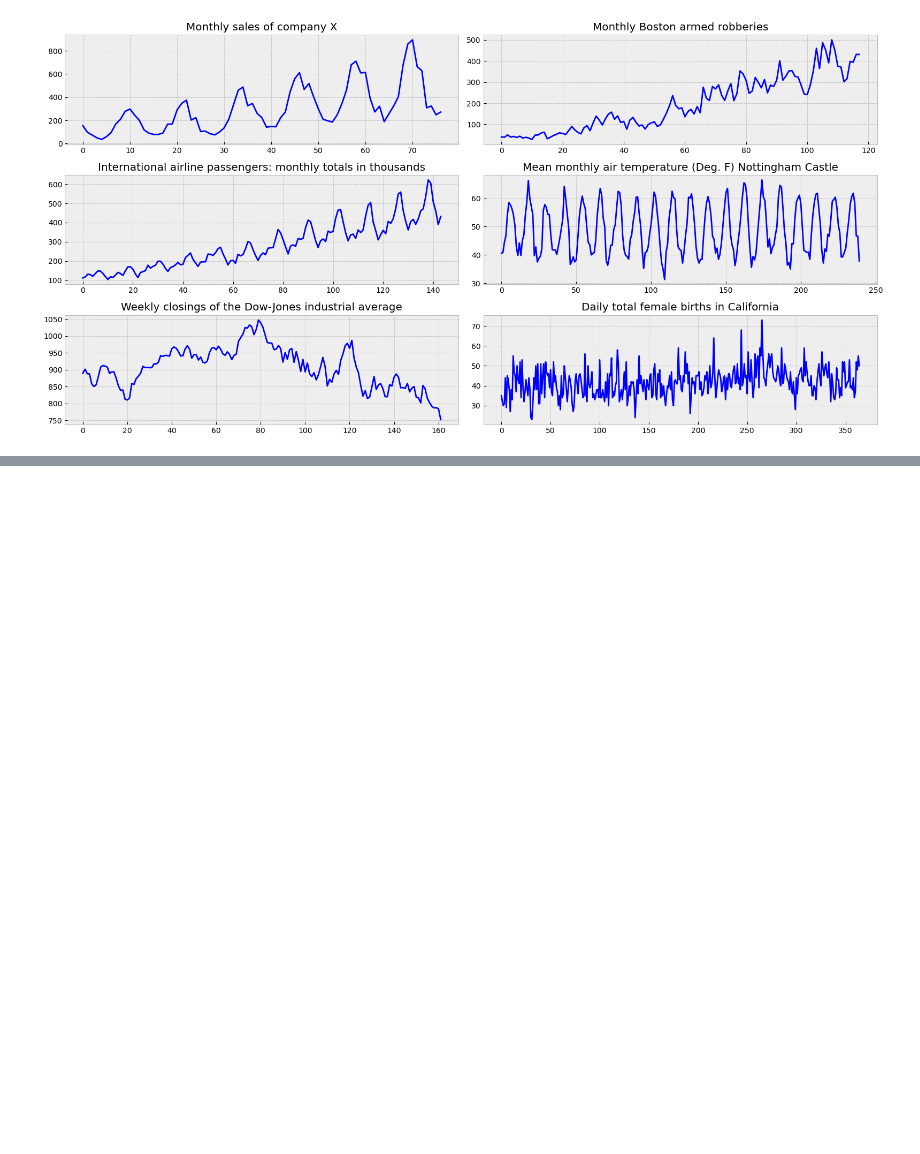
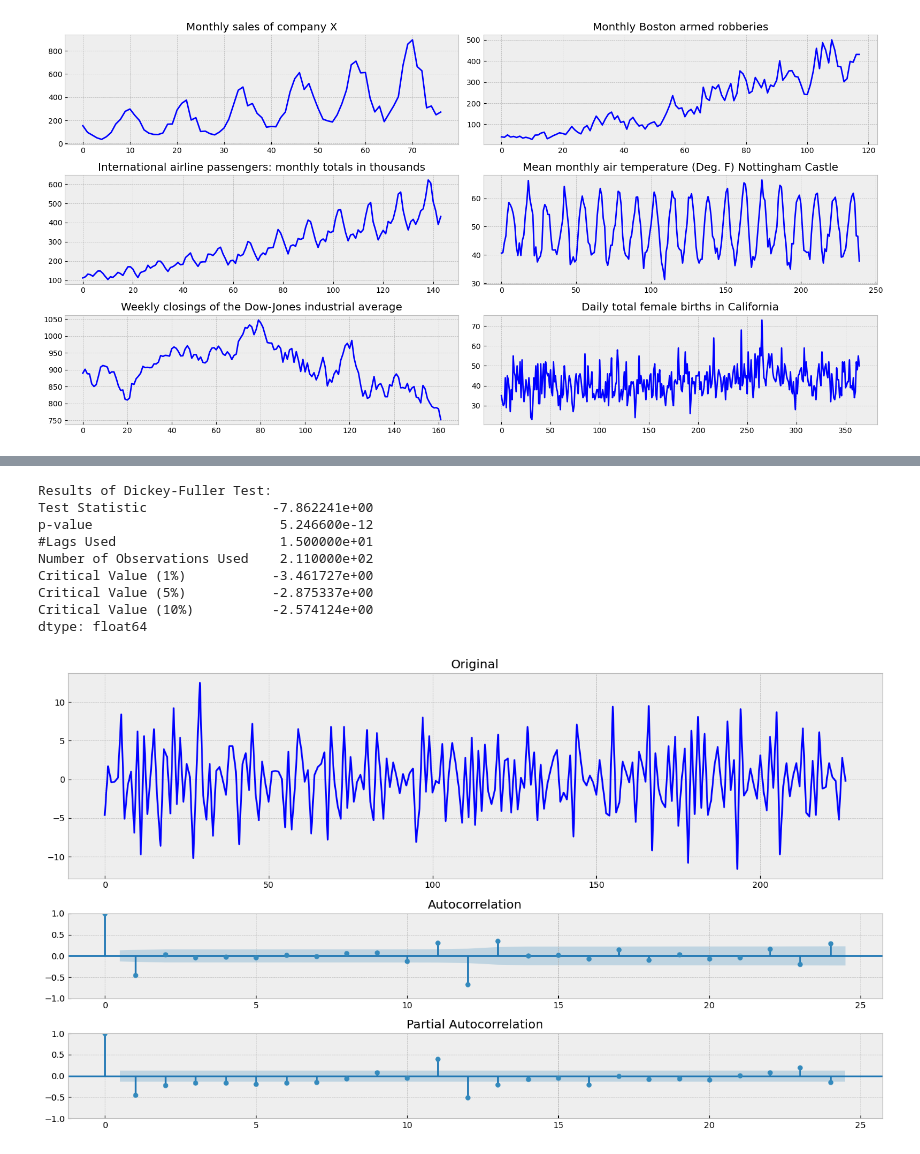
Before and after one commit to NoL1eZ/time-line, a Jupyter notebook: Временные ряды, общая теория.ipynb, the cells around one changed output, grey strips where cells are left out. Saved outputs shown, nothing was run; the diff lists cells and outputs as text; code cells hidden in the pictures; blank space fills up the shorter version.

```diff
--- a/Временные ряды, общая теория.ipynb
+++ b/Временные ряды, общая теория.ipynb
@@ -63,0 +135,16 @@ Daily total female births in California
+# %%
+series = boxcox(all_series['Mean monthly air temperature (Deg. F) Nottingham Castle'], 0)
+series = np.diff(series, 1)
+series = series[12:] - series[:-12]
+tsplot(series)
+# %% [output]
+Results of Dickey-Fuller Test:
+Test Statistic                -7.862241e+00
+p-value                        5.246600e-12
+#Lags Used                     1.500000e+01
+Number of Observations Used    2.110000e+02
+Critical Value (1%)           -3.461727e+00
+Critical Value (5%)           -2.875337e+00
+Critical Value (10%)          -2.574124e+00
+dtype: float64
+[figure, added]
```
Also changed, not shown: parts of 10 cells of this notebook.
